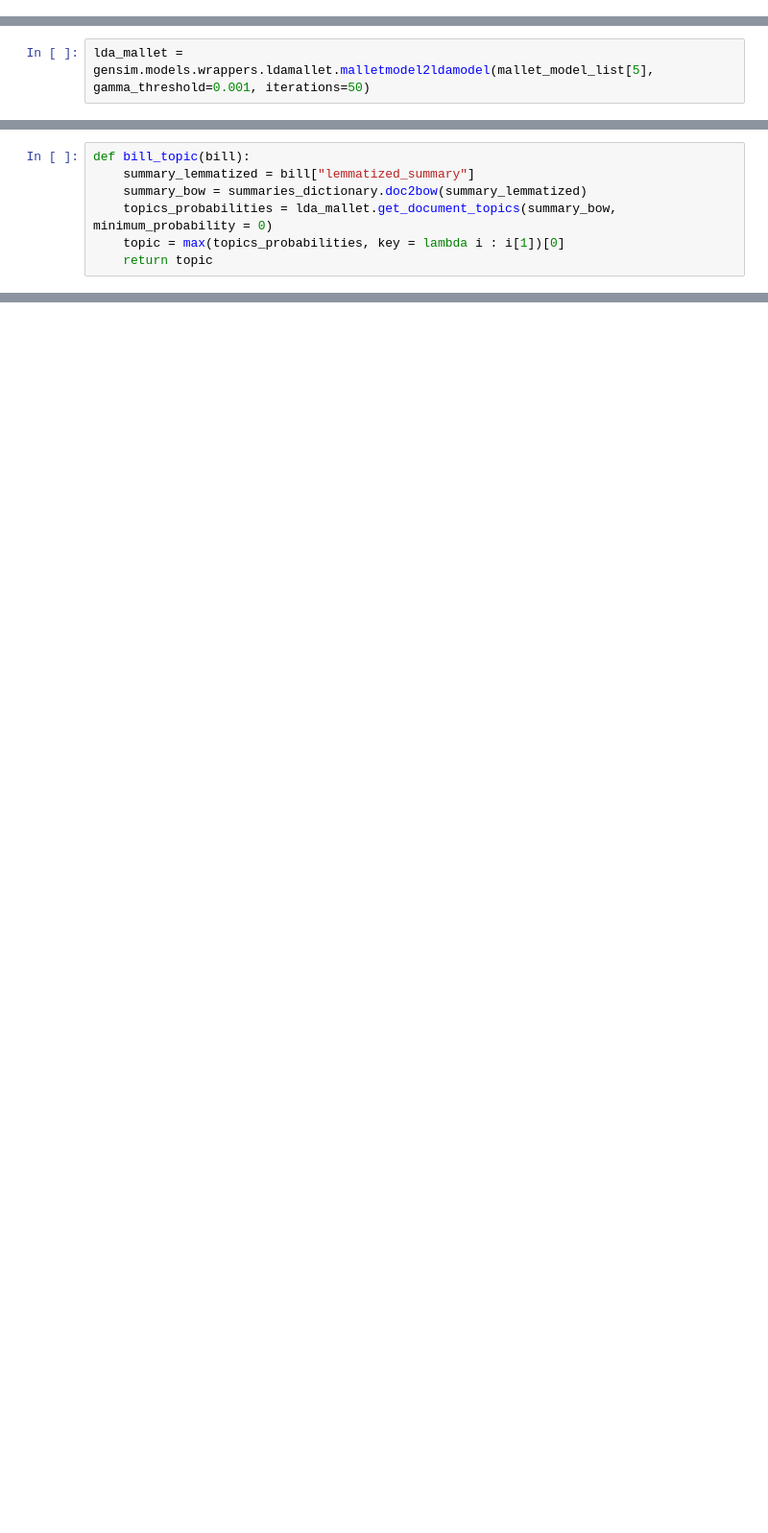
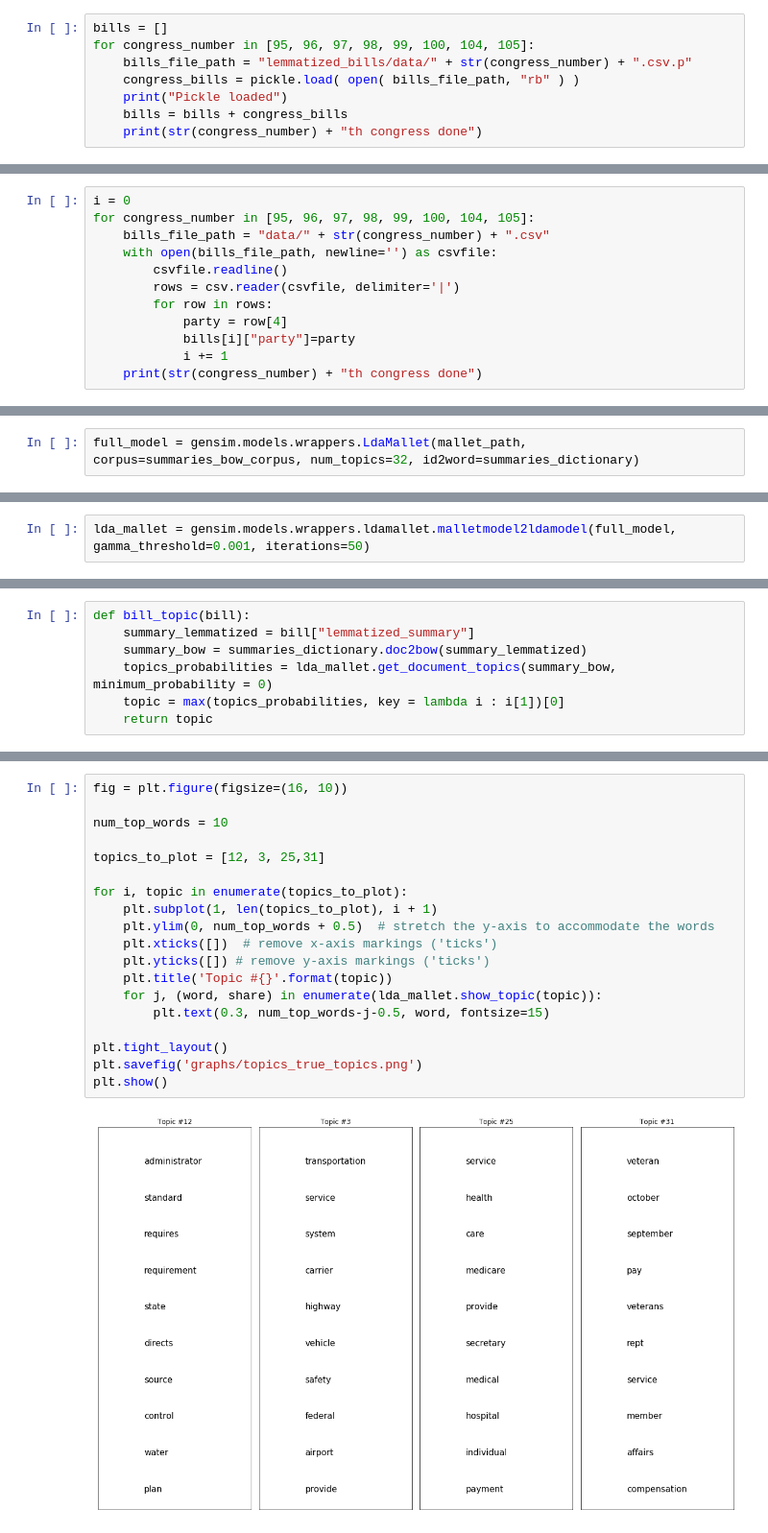
Before and after one commit to Raj1v/TMCI_Final_Project, a Jupyter notebook: Topic Modelling.ipynb, the cells around one changed output, grey strips where cells are left out. Shown at 96% size. Drawn from its saved outputs; the diff is of its cells as text; blank space fills up the shorter version.

```diff
--- a/Topic Modelling.ipynb
+++ b/Topic Modelling.ipynb
@@ -64,0 +40,8 @@ for bill in bills:
+# %%
+bills = []
+for congress_number in [95, 96, 97, 98, 99, 100, 104, 105]:
+    bills_file_path = "lemmatized_bills/data/" + str(congress_number) + ".csv.p"
+    congress_bills = pickle.load( open( bills_file_path, "rb" ) )
+    print("Pickle loaded")
+    bills = bills + congress_bills
+    print(str(congress_number) + "th congress done")
@@ -64,0 +65,12 @@ for bill in bills:
+# %%
+i = 0
+for congress_number in [95, 96, 97, 98, 99, 100, 104, 105]:
+    bills_file_path = "data/" + str(congress_number) + ".csv"
+    with open(bills_file_path, newline='') as csvfile:
+        csvfile.readline()
+        rows = csv.reader(csvfile, delimiter='|')
+        for row in rows:
+            party = row[4]
+            bills[i]["party"]=party
+            i += 1
+    print(str(congress_number) + "th congress done")
@@ -193,0 +226,2 @@ len(mallet_model_list[5].show_topics(num_topics = -1))
+# %%
+full_model = gensim.models.wrappers.LdaMallet(mallet_path, corpus=summaries_bow_corpus, num_topics=32, id2word=summaries_dictionary)
@@ -194,3 +233,3 @@ len(mallet_model_list[5].show_topics(num_topics = -1))
 # %%
-lda_mallet = gensim.models.wrappers.ldamallet.malletmodel2ldamodel(mallet_model_list[5], gamma_threshold=0.001, iterations=50)
+lda_mallet = gensim.models.wrappers.ldamallet.malletmodel2ldamodel(full_model, gamma_threshold=0.001, iterations=50)
 # %% [output]
@@ -214,0 +269,21 @@ lda_mallet.show_topic(24)
+# %%
+fig = plt.figure(figsize=(16, 10))
+
+num_top_words = 10
+
+topics_to_plot = [12, 3, 25,31]
+
+for i, topic in enumerate(topics_to_plot):
+    plt.subplot(1, len(topics_to_plot), i + 1)
+    plt.ylim(0, num_top_words + 0.5)  # stretch the y-axis to accommodate the words
+    plt.xticks([])  # remove x-axis markings ('ticks')
+    plt.yticks([]) # remove y-axis markings ('ticks')
+    plt.title('Topic #{}'.format(topic))
+    for j, (word, share) in enumerate(lda_mallet.show_topic(topic)):
+        plt.text(0.3, num_top_words-j-0.5, word, fontsize=15)
+
+plt.tight_layout()
+plt.savefig('graphs/topics_true_topics.png')
+plt.show()
+# %% [output]
+[figure, added]
```
Also changed, not shown: parts of 21 cells of this notebook, 1 other file.
